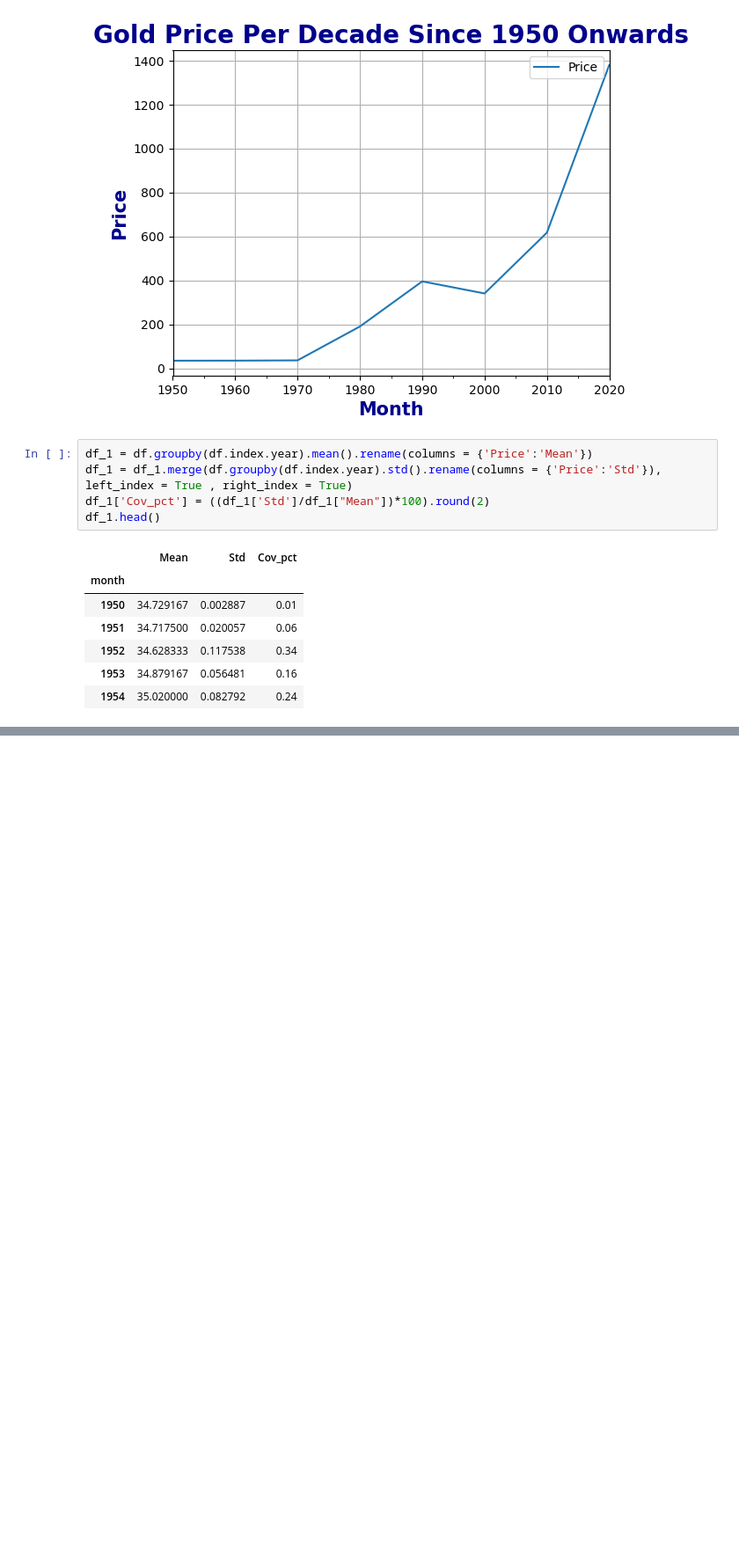
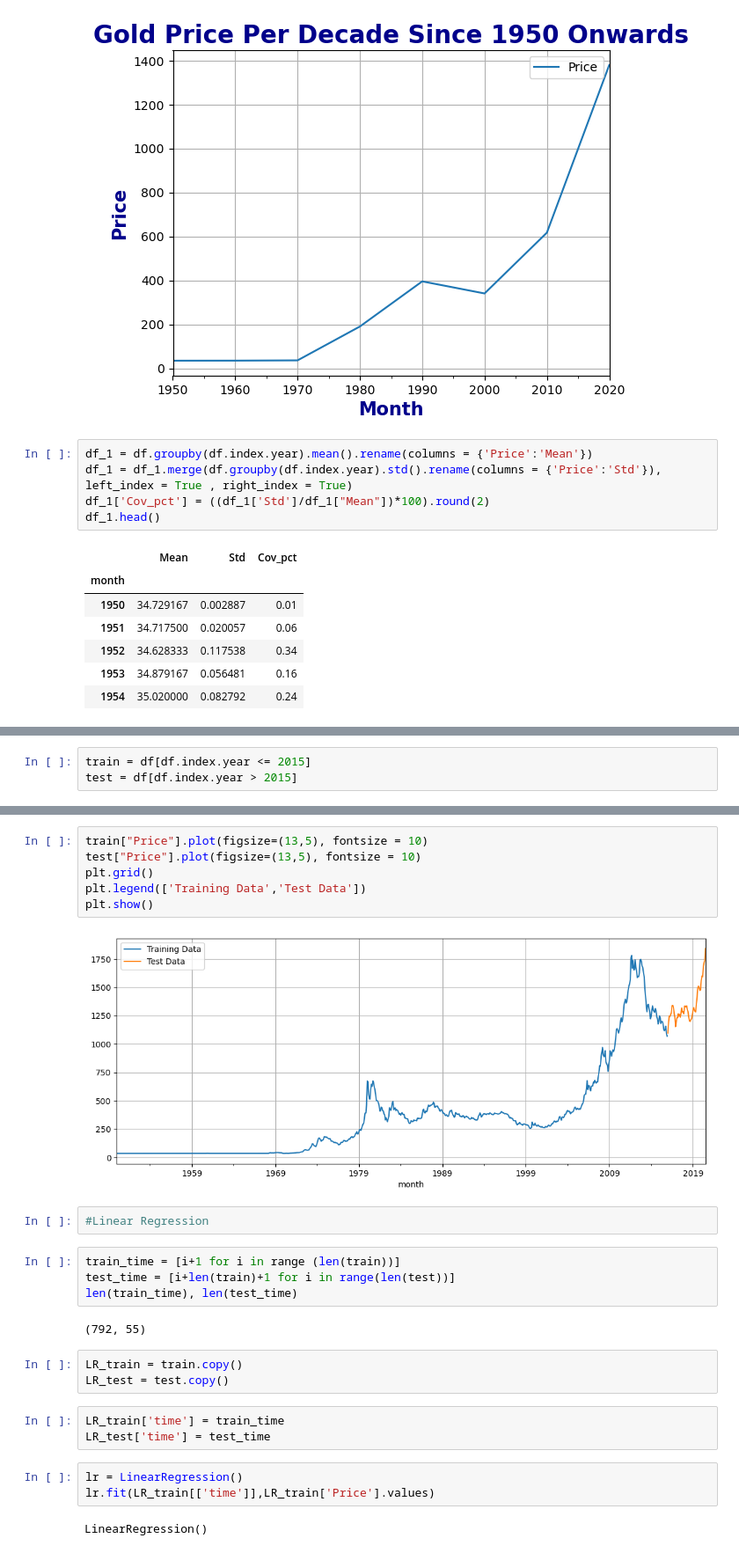
Before and after one commit to ss5613/Sales_Forecasting, a Jupyter notebook: Sales_Forecasting.ipynb, the cells around one changed output, grey strips where cells are left out. Shown at 88% size. Drawn from its saved outputs; the diff is of its cells as text; blank space fills up the shorter version.

```diff
--- a/Sales_Forecasting.ipynb
+++ b/Sales_Forecasting.ipynb
@@ -150,0 +156,3 @@ plt.title
+# %%
+train = df[df.index.year <= 2015]
+test = df[df.index.year > 2015]
@@ -150,0 +165,27 @@ plt.title
+# %%
+train["Price"].plot(figsize=(13,5), fontsize = 10)
+test["Price"].plot(figsize=(13,5), fontsize = 10)
+plt.grid()
+plt.legend(['Training Data','Test Data'])
+plt.show()
+# %% [output]
+[figure, added]
+# %%
+#Linear Regression
+# %%
+train_time = [i+1 for i in range (len(train))]
+test_time = [i+len(train)+1 for i in range(len(test))]
+len(train_time), len(test_time)
+# %% [output]
+(792, 55)
+# %%
+LR_train = train.copy()
+LR_test = test.copy()
+# %%
+LR_train['time'] = train_time
+LR_test['time'] = test_time
+# %%
+lr = LinearRegression()
+lr.fit(LR_train[['time']],LR_train['Price'].values)
+# %% [output]
+LinearRegression()
```
Also changed, not shown: parts of 16 cells of this notebook.
